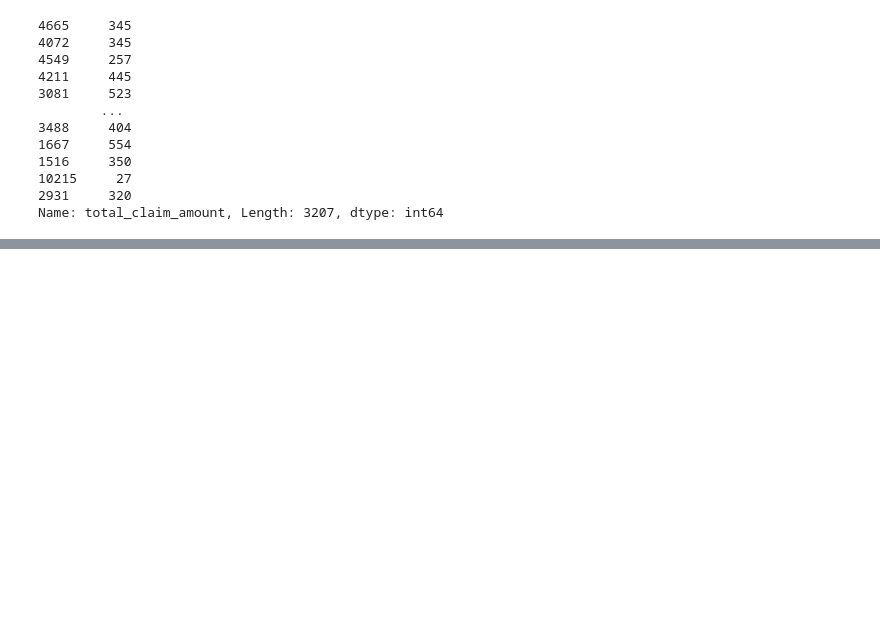
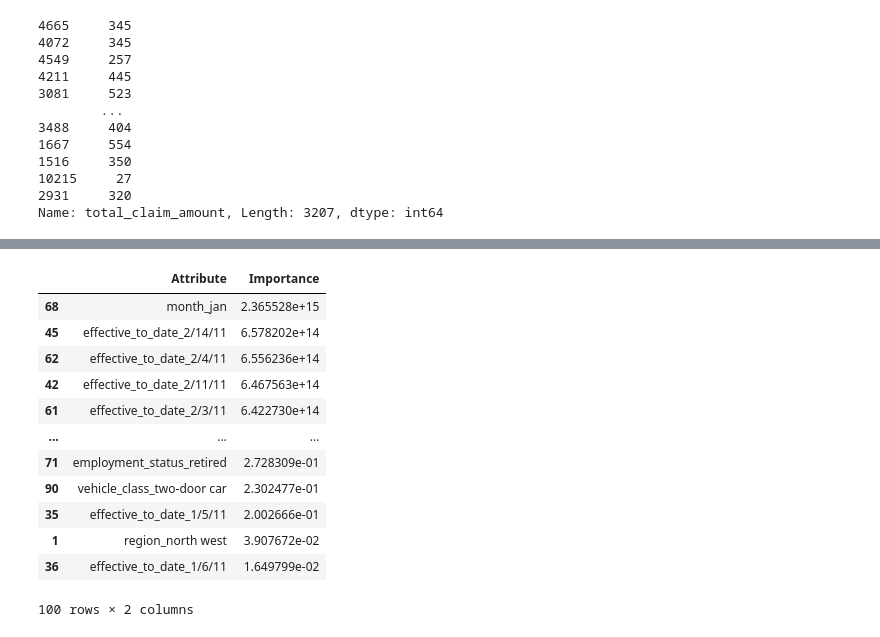
Before and after one commit to nayannaik/ironhack-lab, a Jupyter notebook: week 4/solution lab complete dataset.ipynb, the cells around one changed output, grey strips where cells are left out. Cells and saved outputs as stored; diff of their text form; code cells hidden in the pictures; blank space fills up the shorter version.

```diff
--- a/week 4/solution lab complete dataset.ipynb
+++ b/week 4/solution lab complete dataset.ipynb
@@ -289,0 +309,22 @@ Adj_R2
+# %%
+features_importances = pd.DataFrame(data={
+    'Attribute': X_train.columns,
+    'Importance': abs(model.coef_)
+})
+features_importances = features_importances.sort_values(by='Importance', ascending=False)
+# %%
+features_importances
+# %% [output]
+|  | Attribute | Importance |
+| 68 | month_jan | 2.365528e+15 |
+| 45 | effective_to_date_2/14/11 | 6.578202e+14 |
+| 62 | effective_to_date_2/4/11 | 6.556236e+14 |
+| 42 | effective_to_date_2/11/11 | 6.467563e+14 |
+| 61 | effective_to_date_2/3/11 | 6.422730e+14 |
+| ... | ... | ... |
+| 71 | employment_status_retired | 2.728309e-01 |
+| 90 | vehicle_class_two-door car | 2.302477e-01 |
+| 35 | effective_to_date_1/5/11 | 2.002666e-01 |
+| 1 | region_north west | 3.907672e-02 |
+| 36 | effective_to_date_1/6/11 | 1.649799e-02 |
+100 rows × 2 columns
```
Also changed, not shown: parts of 16 cells of this notebook, 1 other file.
